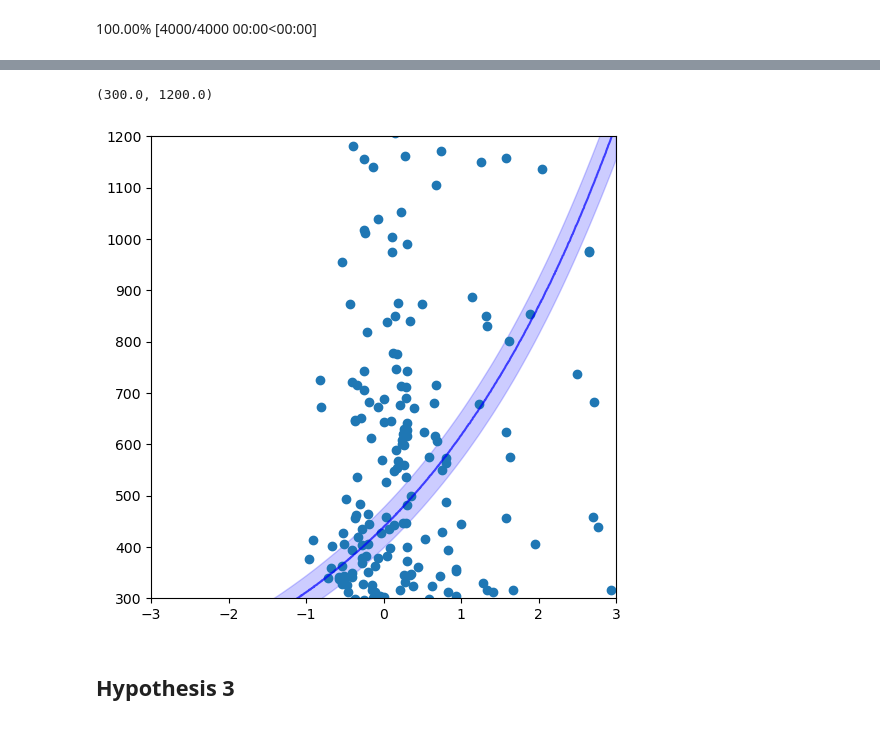
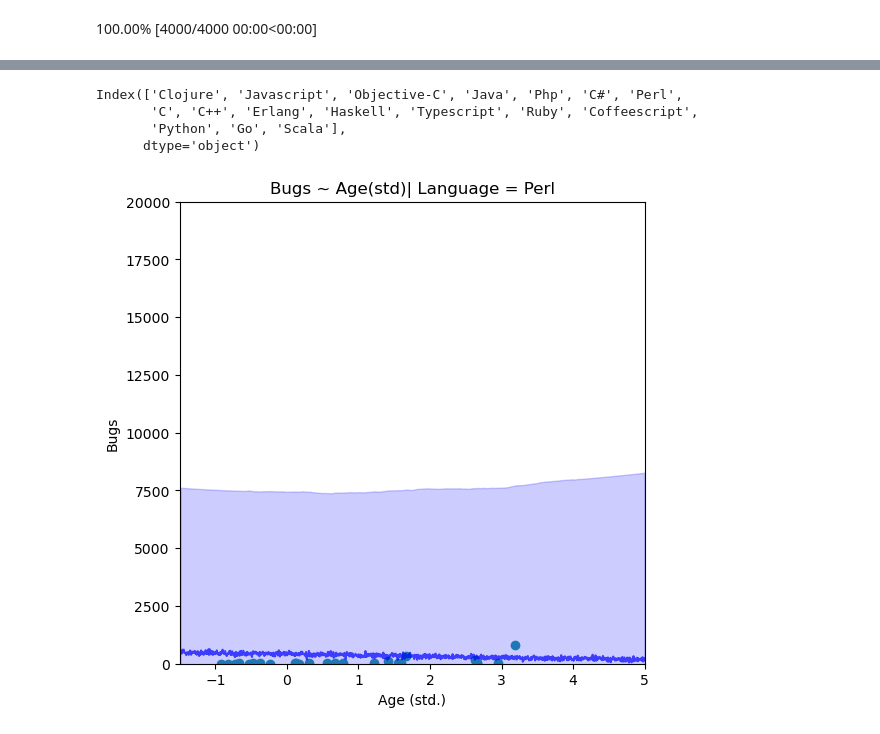
Before and after one commit to ah140797/PPExam24, a Jupyter notebook: anders.ipynb, the cells around one changed output, grey strips where cells are left out. Drawn from its saved outputs; the diff is of its cells as text; code cells hidden in the pictures.

```diff
--- a/anders.ipynb
+++ b/anders.ipynb
@@ -104,12 +32,0 @@ df['language_code'] = df['language'].cat.codes
-# %%
-with pm.Model() as m_h1_ppc:
-    alpha = pm.Normal('alpha', mu=6, sigma=1)
-    beta_L = pm.Normal('beta_L', mu=6, sigma=1, shape=len(np.unique(df.language_code)))
-
-    lam = pm.Deterministic('lam', pm.math.exp(alpha + beta_L[df.language_code.values]))
-
-    B = pm.Poisson('B', mu=lam, observed=df_xa.bugs)
-
-    m_h1_idata = pm.sample_prior_predictive(samples=500, random_seed=rng)
-
-    m_h1_idata.extend(pm.sample(random_seed = rng, idata_kwargs={'log_likelihood': True}))
@@ -222,12 +44,0 @@ We determine the prior to be $\beta_A \sim \mathrm{Normal}(0.01, 0.3)$
-# %%
-with pm.Model() as m_h2:
-    alpha = pm.Normal('alpha', mu=6, sigma=1)
-    beta_A = pm.Normal('beta_A', mu=0.01, sigma=0.3)
-
-    #We add age_std here so we can do predictive plots with it later
-    age_std = pm.Data("age_std", df.age_std, mutable=True)
-    lam = pm.Deterministic('lam', pm.math.exp(alpha + beta_A * age_std))
-
-    B = pm.Poisson('B', mu=lam, observed=df.bugs)
-
-    m_h2_idata = pm.sample(random_seed = rng, idata_kwargs={'log_likelihood': True})
@@ -265,7 +144,9 @@ pareto_k.max()
 # %%
-age_seq = np.linspace(-3.0, 3.0, 1127)
+n_points = len(df)
+x_seq = np.linspace(-1.5, 5, n_points)
+
 with m_h2:
-    pm.set_data({"age_std": age_seq})
+    pm.set_data({"age_std": x_seq, "language_ids": np.repeat(6, n_points)})
     post_pred_B = pm.sample_posterior_predictive(m_h2_idata, var_names=["B"])['posterior_predictive']['B']
 
 post_pred_B_mean = post_pred_B.mean(["chain", "draw"])
@@ -275,16 +178,24 @@ Sampling: [B]
+# %%
+languages
+# %% [output]
+Index(['Clojure', 'Javascript', 'Objective-C', 'Java', 'Php', 'C#', 'Perl',
+       'C', 'C++', 'Erlang', 'Haskell', 'Typescript', 'Ruby', 'Coffeescript',
+       'Python', 'Go', 'Scala'],
+      dtype='object')
 # %%
 #_, ax = plt.subplots(1, 1, figsize=(6, 6))
 plt.figure(figsize=(6,6))
 
-az.plot_hdi(age_seq, post_pred_B, color = 'b', fill_kwargs={'alpha': 0.2}, ax=plt)
-plt.plot(age_seq, post_pred_B_mean, color = 'b', alpha=0.7, label='mean')
-plt.scatter(df.age_std, df.bugs)
+az.plot_hdi(x_seq, post_pred_B*df.bugs.std()+df.bugs.mean(), color = 'b', fill_kwargs={'alpha': 0.2}, ax=plt)
+plt.plot(x_seq, post_pred_B_mean*df.bugs.std()+df.bugs.mean(), color = 'b', alpha=0.7, label='mean')
+plt.scatter(df[df['language']=='Perl'].age_std, df[df['language']=='Perl'].bugs)
 
 
-plt.xlim(-3.0,3.0)
-plt.ylim(300,1200)
+plt.xlim(-1.5,5.0)
+plt.ylim(0,20000)
+#plt.ylim(-3.0,3.0)
+plt.xlabel('Age (std.)')
+plt.ylabel('Bugs')
+plt.title("Bugs ~ Age(std)| Language = Perl");
 # %% [output]
-(300.0, 1200.0)
-[figure, old version]
+[figure, new version]
-# %% [markdown]
-## Hypothesis 3
```
Also changed, not shown: parts of 71 cells of this notebook.
